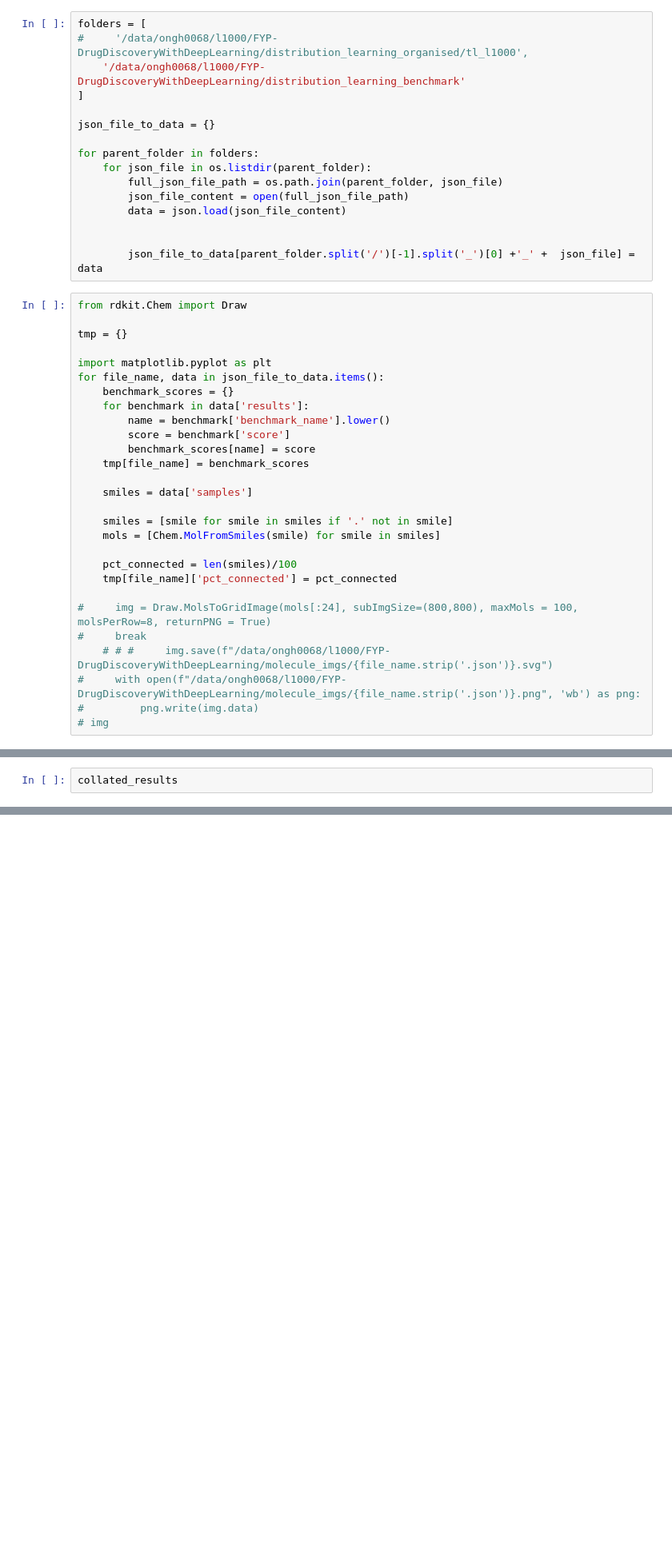
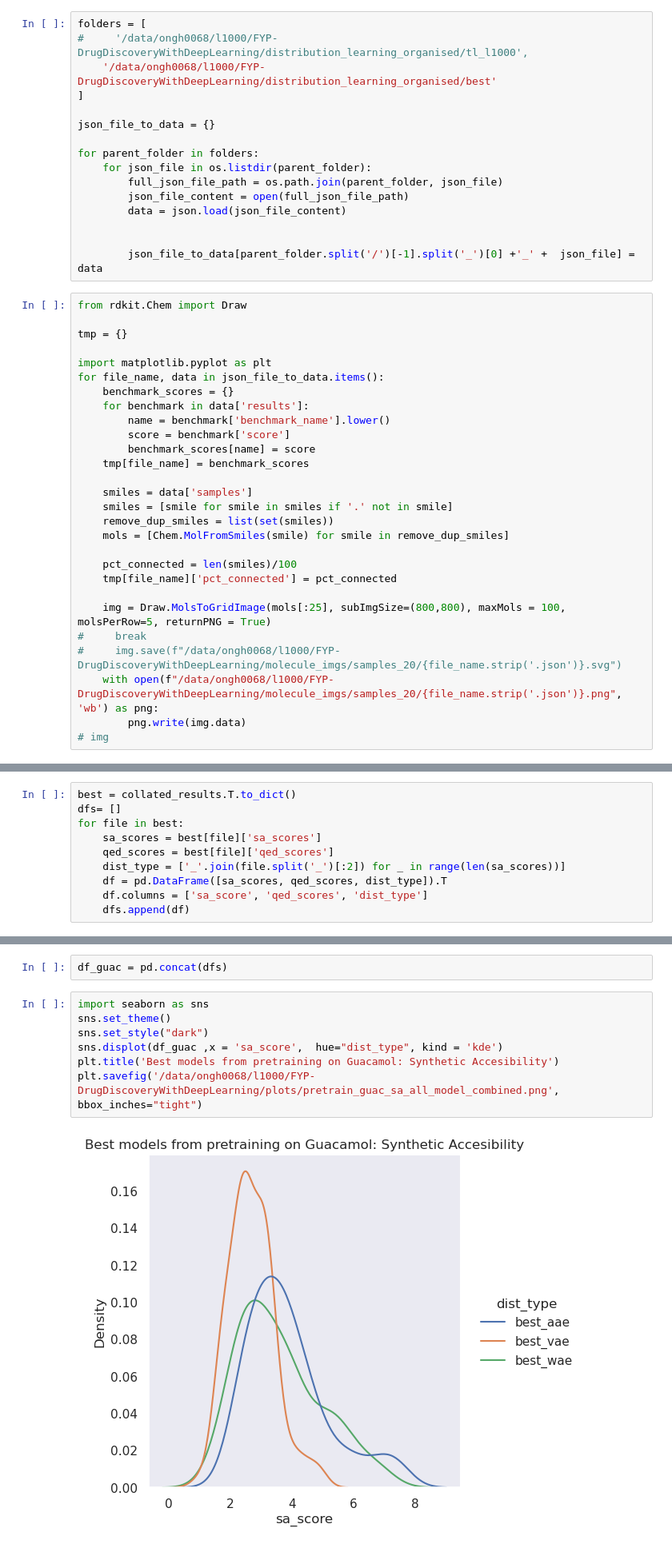
Before and after one commit to nomoresomethingwentwrong/GLDM, a Jupyter notebook: pretraining results.ipynb, the cells around one changed output, grey strips where cells are left out. Shown at 80% size. Drawn from its saved outputs; the diff is of its cells as text; blank space fills up the shorter version.

Commit message:
more plots and more results

```diff
--- a/pretraining results.ipynb
+++ b/pretraining results.ipynb
@@ -10,7 +10,7 @@ import sascorer
 # %%
 folders = [
 #     '/data/ongh0068/l1000/FYP-DrugDiscoveryWithDeepLearning/distribution_learning_organised/tl_l1000',
-    '/data/ongh0068/l1000/FYP-DrugDiscoveryWithDeepLearning/distribution_learning_benchmark'
+    '/data/ongh0068/l1000/FYP-DrugDiscoveryWithDeepLearning/distribution_learning_organised/best'
 ]
 
 json_file_to_data = {}
@@ -38,18 +38,18 @@ for file_name, data in json_file_to_data.items():
     tmp[file_name] = benchmark_scores
 
     smiles = data['samples']
-
     smiles = [smile for smile in smiles if '.' not in smile]
-    mols = [Chem.MolFromSmiles(smile) for smile in smiles]
+    remove_dup_smiles = list(set(smiles))
+    mols = [Chem.MolFromSmiles(smile) for smile in remove_dup_smiles]
 
     pct_connected = len(smiles)/100
     tmp[file_name]['pct_connected'] = pct_connected
 
-#     img = Draw.MolsToGridImage(mols[:24], subImgSize=(800,800), maxMols = 100, molsPerRow=8, returnPNG = True)
+    img = Draw.MolsToGridImage(mols[:25], subImgSize=(800,800), maxMols = 100, molsPerRow=5, returnPNG = True)
 #     break
-    # # #     img.save(f"/data/ongh0068/l1000/FYP-DrugDiscoveryWithDeepLearning/molecule_imgs/{file_name.strip('.json')}.svg")
-#     with open(f"/data/ongh0068/l1000/FYP-DrugDiscoveryWithDeepLearning/molecule_imgs/{file_name.strip('.json')}.png", 'wb') as png:
-#         png.write(img.data)
+#     img.save(f"/data/ongh0068/l1000/FYP-DrugDiscoveryWithDeepLearning/molecule_imgs/samples_20/{file_name.strip('.json')}.svg")
+    with open(f"/data/ongh0068/l1000/FYP-DrugDiscoveryWithDeepLearning/molecule_imgs/samples_20/{file_name.strip('.json')}.png", 'wb') as png:
+        png.write(img.data)
 # img
 # %%
 file_to_smiles = {file: result['samples'] for file, result in json_file_to_data.items()}
@@ -77,4 +77,12 @@ collated_results = pd.DataFrame(tmp).T
 # %%
 collated_results['avg'] = collated_results[['validity', 'uniqueness', 'novelty', 'kl divergence', 'frechet chemnet distance']].mean(axis=1)
 # %%
-collated_results
+best = collated_results.T.to_dict()
+dfs= []
+for file in best:
+    sa_scores = best[file]['sa_scores']
+    qed_scores = best[file]['qed_scores']
+    dist_type = ['_'.join(file.split('_')[:2]) for _ in range(len(sa_scores))]
+    df = pd.DataFrame([sa_scores, qed_scores, dist_type]).T
+    df.columns = ['sa_score', 'qed_scores', 'dist_type']
+    dfs.append(df)
@@ -98,0 +89,11 @@ collated_results
+# %%
+df_guac = pd.concat(dfs)
+# %%
+import seaborn as sns
+sns.set_theme()
+sns.set_style("dark")
+sns.displot(df_guac ,x = 'sa_score',  hue="dist_type", kind = 'kde')
+plt.title('Best models from pretraining on Guacamol: Synthetic Accesibility')
+plt.savefig('/data/ongh0068/l1000/FYP-DrugDiscoveryWithDeepLearning/plots/pretrain_guac_sa_all_model_combined.png', bbox_inches="tight")
+# %% [output]
+[figure, added]
```
Also changed, not shown: parts of 3 cells of this notebook, 22 other files.
